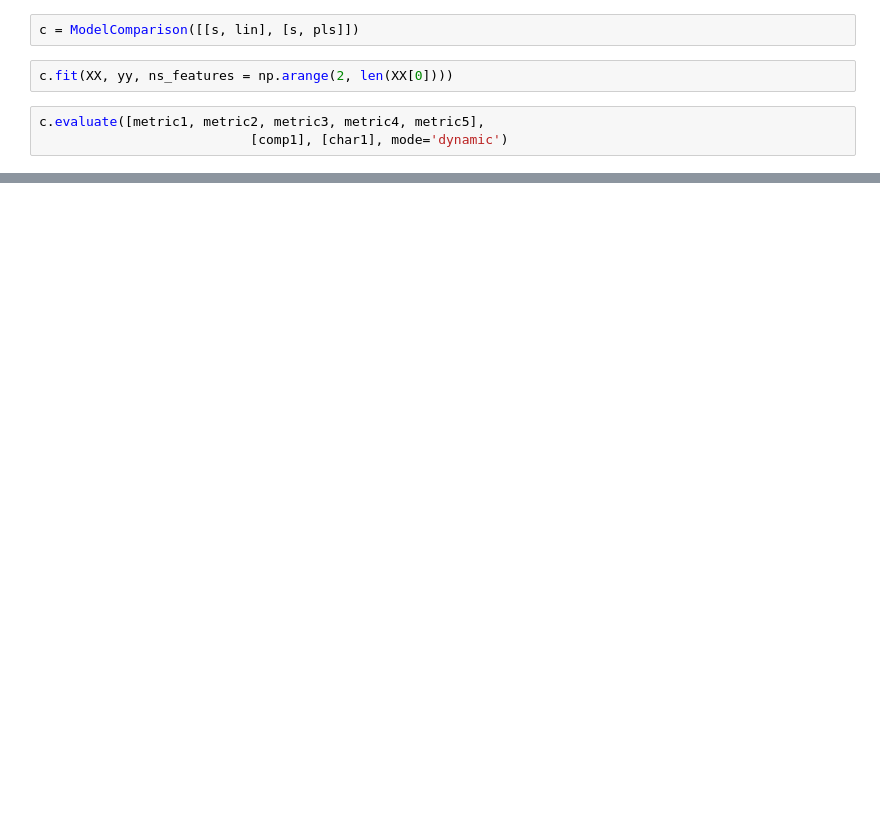
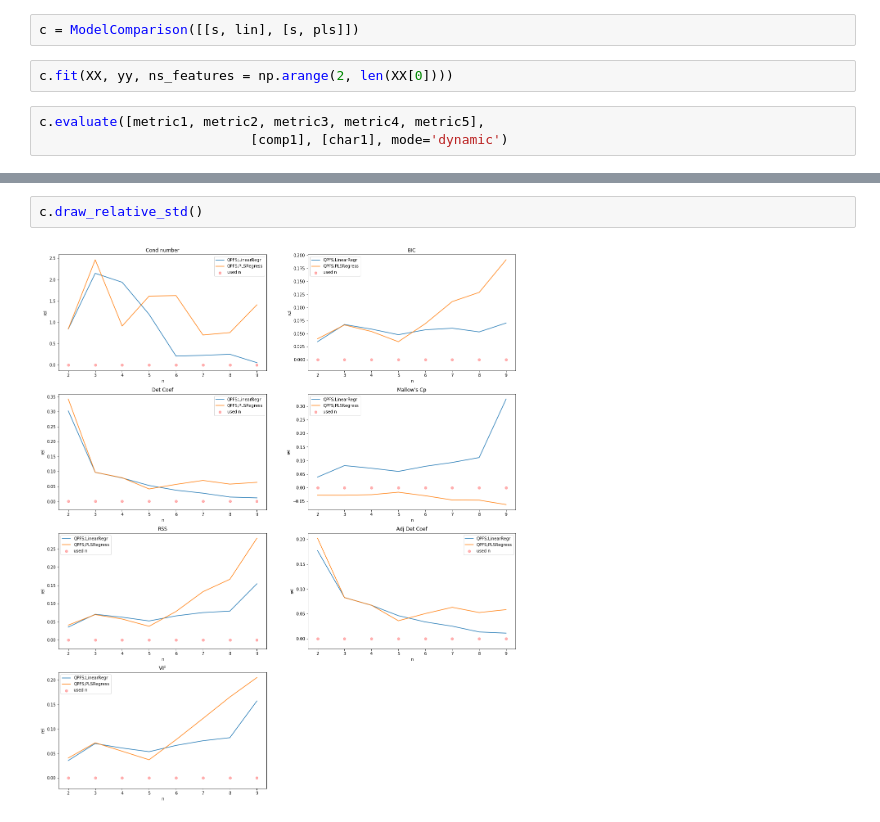
Before and after one commit to feathernox/mipt-brainsignals, a Jupyter notebook: code/Comparison.ipynb, the cells around one changed output, grey strips where cells are left out. Drawn from its saved outputs; the diff is of its cells as text; blank space fills up the shorter version.

```diff
--- a/code/Comparison.ipynb
+++ b/code/Comparison.ipynb
@@ -60,0 +66,4 @@ c.draw_KL()
+# %%
+c.draw_relative_std()
+# %% [output]
+[figure, added]
```
Also changed, not shown: parts of 7 cells of this notebook, 4 other files.
